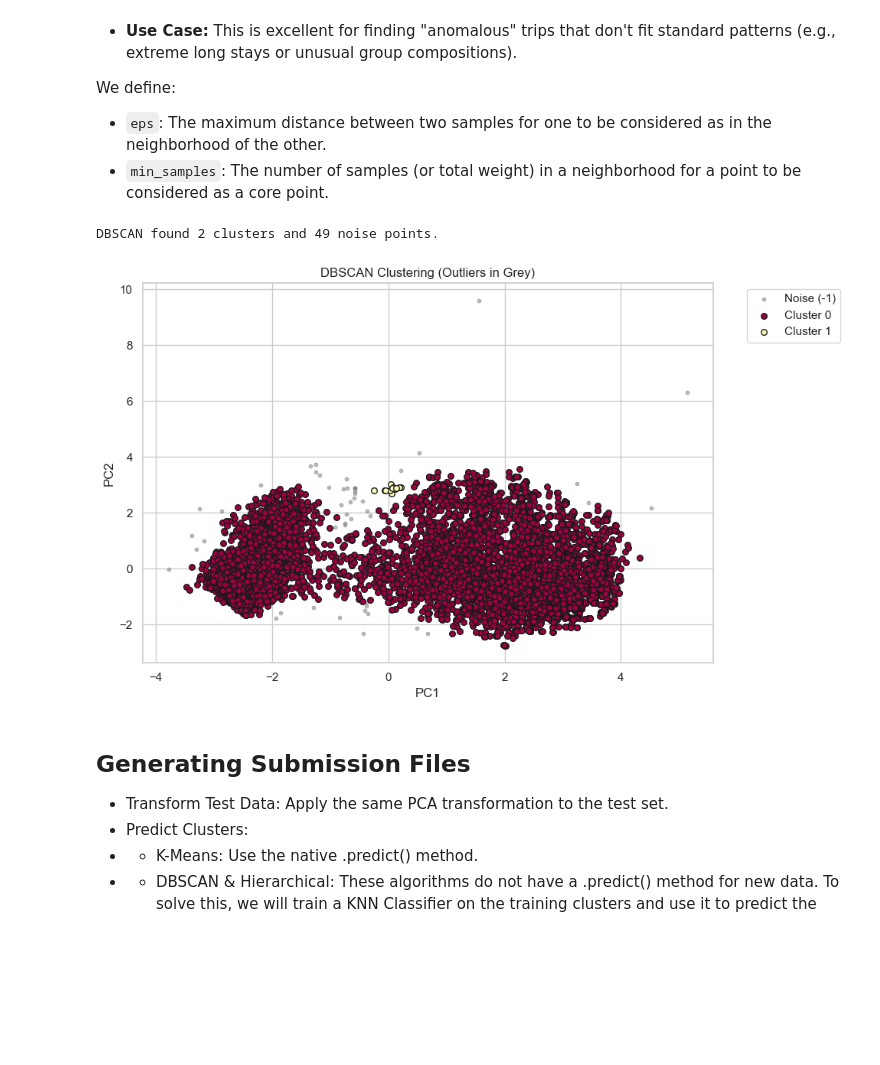
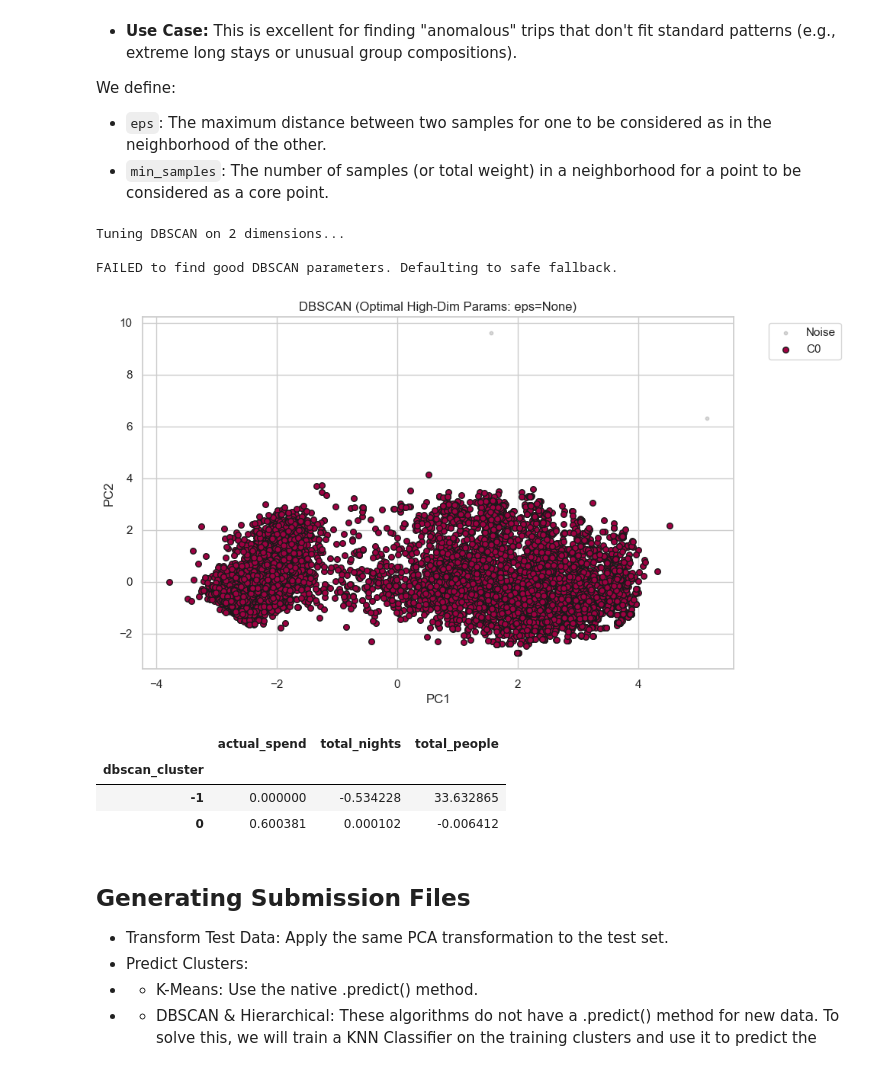
Before and after one commit to gathik-jindal/ML-Project-2, a Jupyter notebook: Multi-class Problem/Unsupervised classification/unsupervised_clustering.ipynb, the cells around one changed output. Cells and saved outputs as stored; diff of their text form; code cells hidden in the pictures; blank space fills up the shorter version.

```diff
--- a/Multi-class Problem/Unsupervised classification/unsupervised_clustering.ipynb
+++ b/Multi-class Problem/Unsupervised classification/unsupervised_clustering.ipynb
@@ -419,84 +421,80 @@ We define:
 * `eps`: The maximum distance between two samples for one to be considered as in the neighborhood of the other.
 * `min_samples`: The number of samples (or total weight) in a neighborhood for a point to be considered as a core point.
 # %%
-# --- 1. DBSCAN Hyperparameter Grid ---
-# Define the grid
-eps_values = np.arange(0.1, 1.0, 0.1)    # 0.1, 0.2, ... 0.9
-min_samples_values = [5, 10, 15, 20]     # Different density thresholds
+# --- 1. DBSCAN Hyperparameter Grid (Adjusted for High Dim) ---
+# In higher dimensions, points are further apart. We need larger eps.
+# Range: 0.5 to 5.0
+eps_values = np.arange(0.5, 5.0, 0.25)
+min_samples_values = [5, 10, 20]
 
 best_db_score = -1
 best_db_params = {'eps': None, 'min_samples': None}
 best_labels = None
 
-print("Running DBSCAN Grid Search...")
+print(f"Tuning DBSCAN on {X_pca.shape[1]} dimensions...")
 
 for eps in eps_values:
     for min_samples in min_samples_values:
         db = DBSCAN(eps=eps, min_samples=min_samples)
         labels = db.fit_predict(X_pca)
 
-        # DBSCAN produces -1 for noise. We need at least 2 valid clusters + noise to calculate a real score.
-        # Or at least 2 clusters (ignoring noise).
         unique_labels = set(labels)
         n_clusters = len(unique_labels) - (1 if -1 in unique_labels else 0)
         n_noise = list(labels).count(-1)
         noise_ratio = n_noise / len(labels)
 
-        # Filter: Must find at least 2 clusters AND Noise must be < 40% (custom threshold)
-        if n_clusters > 1 and noise_ratio < 0.40:
+        # Valid cluster check: >1 cluster, Noise < 50%
+        if n_clusters > 1 and noise_ratio < 0.50:
             score = silhouette_score(X_pca, labels)
-
-            # Save if this is the best score so far
             if score > best_db_score:
                 best_db_score = score
                 best_db_params = {'eps': eps, 'min_samples': min_samples}
                 best_labels = labels
-                print(f"New Best: eps={eps:.1f}, samples={min_samples} -> Score={score:.3f}, Clusters={n_clusters}, Noise={noise_ratio:.1%}")
+                print(f"New Best: eps={eps:.2f} | samples={min_samples} | Clusters={n_clusters} | Noise={noise_ratio:.0%}")
 
-# --- 2. Final Result ---
+# --- 2. Final Fit ---
 if best_labels is None:
-    print("\nFAILED: DBSCAN could not find a good cluster structure with <40% noise.")
-    print("Using default parameters as fallback.")
-    db = DBSCAN(eps=0.3, min_samples=10)
+    print("\nFAILED to find good DBSCAN parameters. Defaulting to safe fallback.")
+    # Fallback usually needs looser constraints if optimization failed
+    db = DBSCAN(eps=2.0, min_samples=10)
     best_labels = db.fit_predict(X_pca)
 else:
-    print(f"\nBest DBSCAN Parameters: {best_db_params}")
-    print(f"Best Silhouette Score: {best_db_score:.3f}")
+    print(f"\nFinal Best Params: {best_db_params} with Score: {best_db_score:.4f}")
 
-# Save to DataFrame
 X_train_df['dbscan_cluster'] = best_labels
 
-# --- 3. Visualize Best DBSCAN ---
+# --- 3. Visualization (Projected to 2D) ---
 plt.figure(figsize=(10, 6))
-unique_labels = set(best_labels)
+# Plot Noise
+noise_mask = (best_labels == -1)
+plt.scatter(X_pca[noise_mask, 0], X_pca[noise_mask, 1], c='grey', s=10, alpha=0.3, label='Noise')
+
+# Plot Clusters
+unique_labels = set(best_labels) - {-1}
 colors = [plt.cm.Spectral(each) for each in np.linspace(0, 1, len(unique_labels))]
 
 for k, col in zip(unique_labels, colors):
-    if k == -1:
-        col = [0, 0, 0, 1] # Black for noise
-        label = 'Noise (-1)'
-    else:
-        label = f'Cluster {k}'
+    mask = (best_labels == k)
+    plt.scatter(X_pca[mask, 0], X_pca[mask, 1], color=col, s=30, edgecolor='k', label=f'C{k}')
 
-    class_member_mask = (best_labels == k)
-    plt.scatter(X_pca[class_member_mask, 0], X_pca[class_member_mask, 1],
-                color=col, s=20, edgecolor='k', label=label)
-
-plt.title(f'Optimal DBSCAN Clusters (eps={best_db_params["eps"]}, min_samples={best_db_params["min_samples"]})')
+plt.title(f'DBSCAN (Optimal High-Dim Params: eps={best_db_params["eps"]})')
 plt.xlabel('PC1')
 plt.ylabel('PC2')
 plt.legend(bbox_to_anchor=(1.05, 1), loc='upper left')
-plt.tight_layout()
 plt.show()
 
-# --- 4. Profile DBSCAN ---
-# Group by cluster to see stats
+# --- 4. Profile ---
 db_profile = X_train_df.groupby('dbscan_cluster')[['actual_spend', 'total_nights', 'total_people']].mean()
-print("\n=== DBSCAN Profile (Note: -1 is Noise) ===")
 display(db_profile)
 # %% [output]
-DBSCAN found 2 clusters and 49 noise points.
+Tuning DBSCAN on 2 dimensions...
+
+FAILED to find good DBSCAN parameters. Defaulting to safe fallback.
-[figure, old version]
+[figure, new version]
+|  | actual_spend | total_nights | total_people |
+| dbscan_cluster |  |  |  |
+| -1 | 0.000000 | -0.534228 | 33.632865 |
+| 0 | 0.600381 | 0.000102 | -0.006412 |
 # %% [markdown]
 ##  Generating Submission Files
 
```
Also changed, not shown: parts of 3 cells of this notebook, 5 other files.
